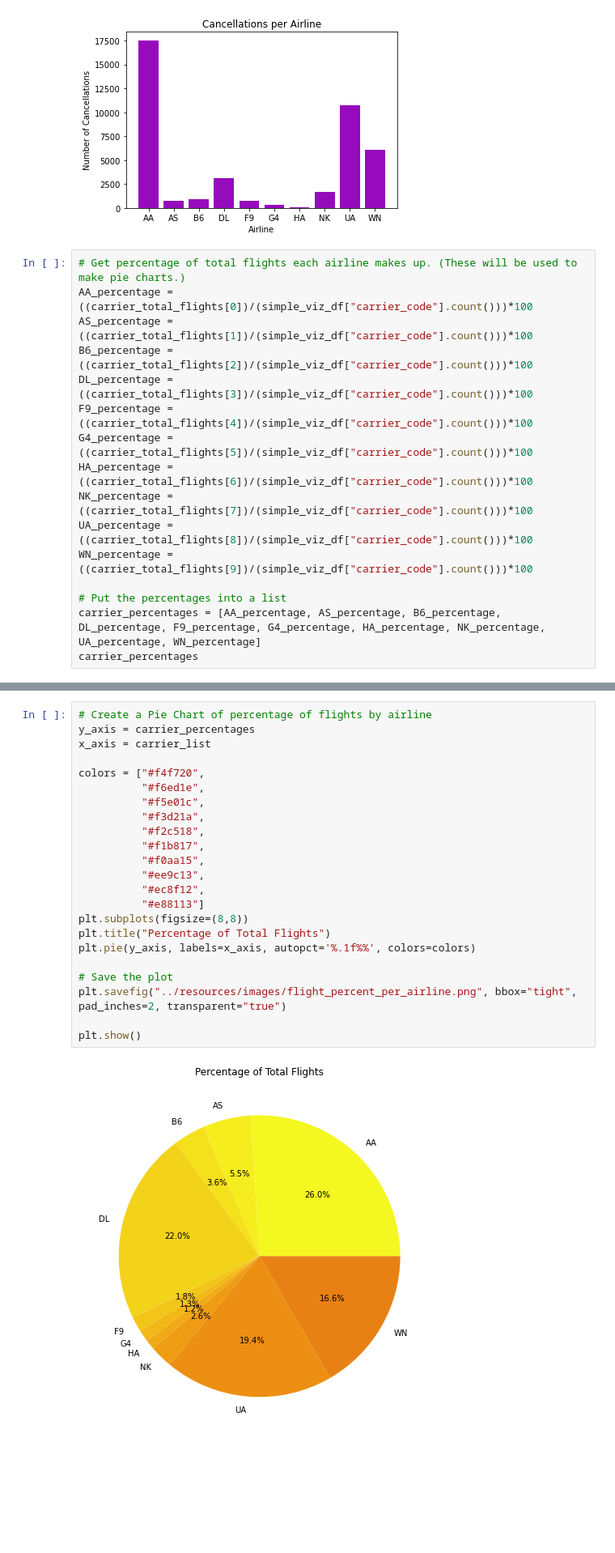
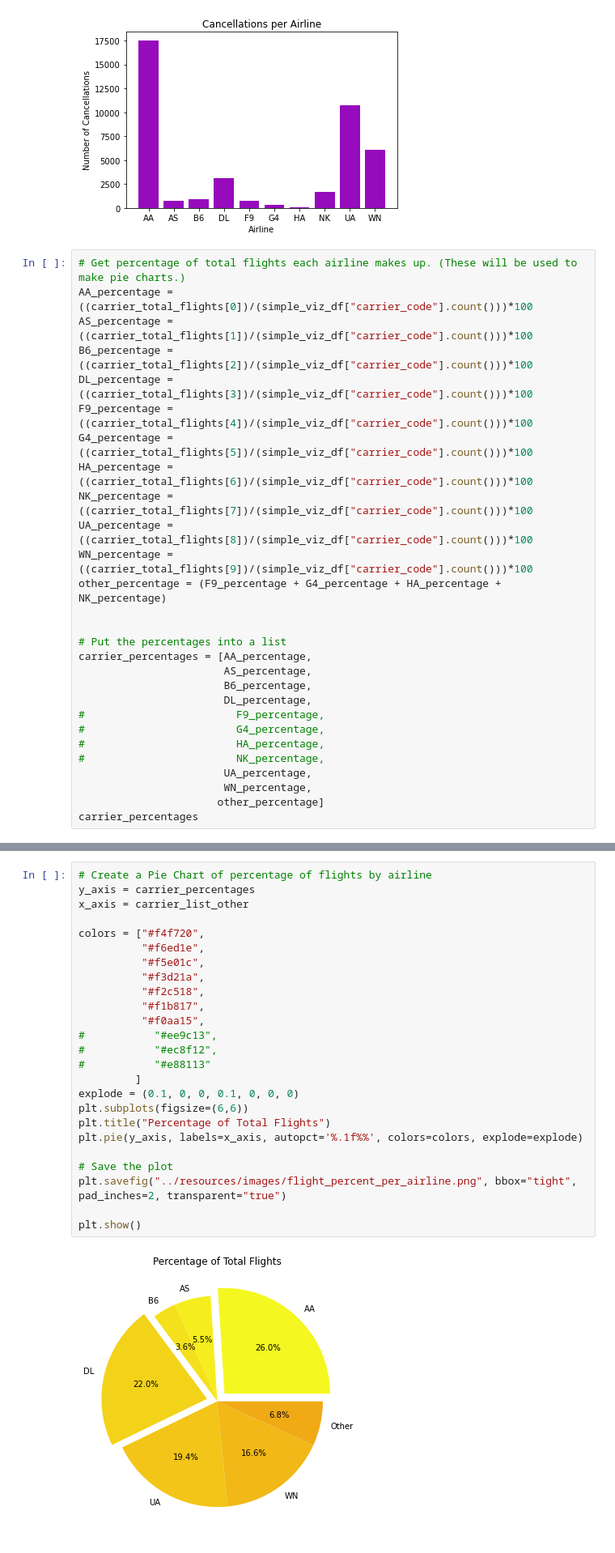
Before and after one commit to Bdataplanet/To_fly_or_not_to_fly, a Jupyter notebook: Visualizations/dataviz_seg2.ipynb, the cells around one changed output, grey strips where cells are left out. Shown: that part at 81% size. Cells and saved outputs as stored; diff of their text form; blank space fills up the shorter version.

```diff
--- a/Visualizations/dataviz_seg2.ipynb
+++ b/Visualizations/dataviz_seg2.ipynb
@@ -483,9 +485,21 @@ HA_percentage = ((carrier_total_flights[6])/(simple_viz_df["carrier_code"].count
 NK_percentage = ((carrier_total_flights[7])/(simple_viz_df["carrier_code"].count()))*100
 UA_percentage = ((carrier_total_flights[8])/(simple_viz_df["carrier_code"].count()))*100
 WN_percentage = ((carrier_total_flights[9])/(simple_viz_df["carrier_code"].count()))*100
+other_percentage = (F9_percentage + G4_percentage + HA_percentage + NK_percentage)
+
 
 # Put the percentages into a list
-carrier_percentages = [AA_percentage, AS_percentage, B6_percentage, DL_percentage, F9_percentage, G4_percentage, HA_percentage, NK_percentage, UA_percentage, WN_percentage]
+carrier_percentages = [AA_percentage,
+                       AS_percentage,
+                       B6_percentage,
+                       DL_percentage,
+#                        F9_percentage,
+#                        G4_percentage,
+#                        HA_percentage,
+#                        NK_percentage,
+                       UA_percentage,
+                       WN_percentage,
+                      other_percentage]
 carrier_percentages
 # %% [output]
 [26.0110470442125,
@@ -501,28 +512,30 @@ carrier_percentages
 # %%
 # Create a Pie Chart of percentage of flights by airline
 y_axis = carrier_percentages
-x_axis = carrier_list
+x_axis = carrier_list_other
 
 colors = ["#f4f720",
           "#f6ed1e",
           "#f5e01c",
           "#f3d21a",
           "#f2c518",
           "#f1b817",
           "#f0aa15",
-          "#ee9c13",
-          "#ec8f12",
-          "#e88113"]
-plt.subplots(figsize=(8,8))
+#           "#ee9c13",
+#           "#ec8f12",
+#           "#e88113"
+         ]
+explode = (0.1, 0, 0, 0.1, 0, 0, 0)
+plt.subplots(figsize=(6,6))
 plt.title("Percentage of Total Flights")
-plt.pie(y_axis, labels=x_axis, autopct='%.1f%%', colors=colors)
+plt.pie(y_axis, labels=x_axis, autopct='%.1f%%', colors=colors, explode=explode)
 
 # Save the plot
 plt.savefig("../resources/images/flight_percent_per_airline.png", bbox="tight", pad_inches=2, transparent="true")
 
 plt.show()
 # %% [output]
-[figure, old version]
+[figure, new version]
 # %%
 # Get percentage of total cancelled flights each airline makes up. (These will be used to make a pie chart).
 AA_cancelled_percentage = ((carrier_cancelled_flights[0])/(simple_viz_df["carrier_code"].count()))*100
```
Also changed, not shown: parts of 14 cells of this notebook, 4 other files.
